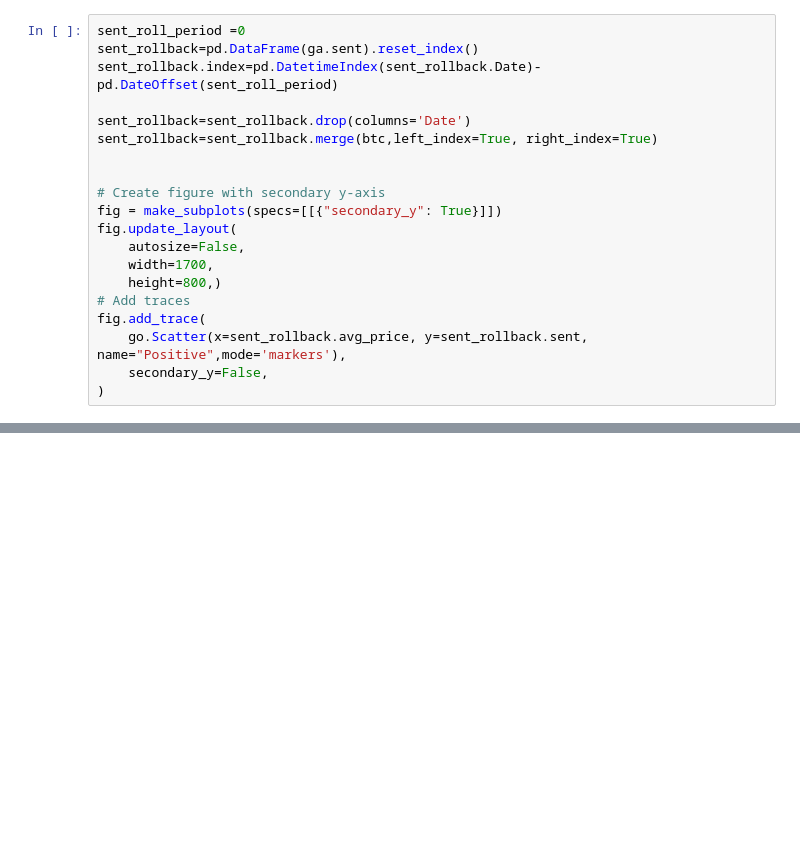
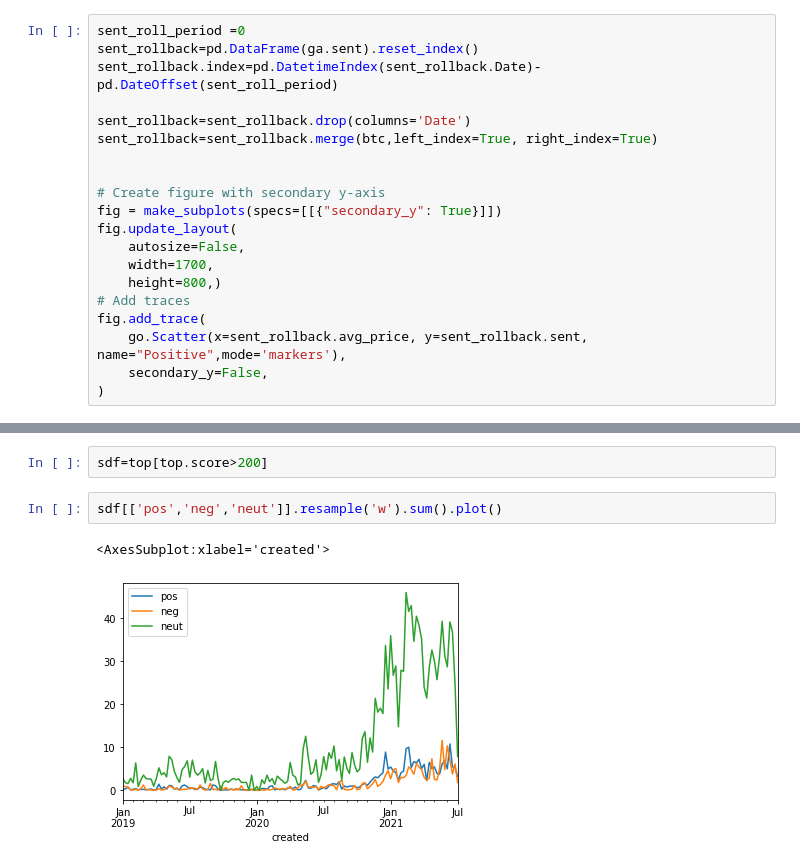
Before and after one commit to VeniJeen/CryptoSent, a Jupyter notebook: SandBox/test.ipynb, the cells around one changed output, grey strips where cells are left out. Saved outputs shown, nothing was run; the diff lists cells and outputs as text; blank space fills up the shorter version.

```diff
--- a/SandBox/test.ipynb
+++ b/SandBox/test.ipynb
@@ -429,0 +646,7 @@ fig.add_trace(
+# %%
+sdf=top[top.score>200]
+# %%
+sdf[['pos','neg','neut']].resample('w').sum().plot()
+# %% [output]
+<AxesSubplot:xlabel='created'>
+[figure, added]
```
Also changed, not shown: parts of 63 cells of this notebook, 12 other files.
